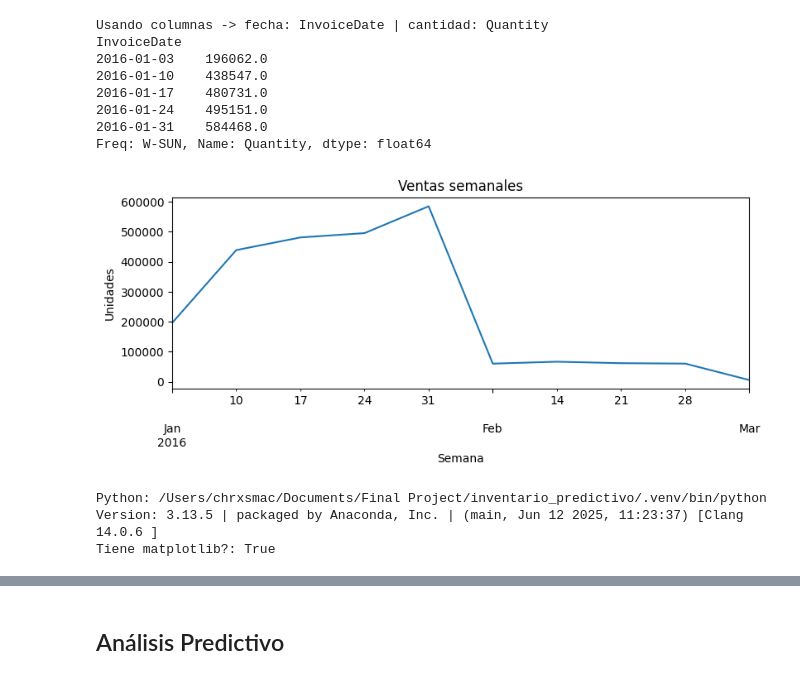
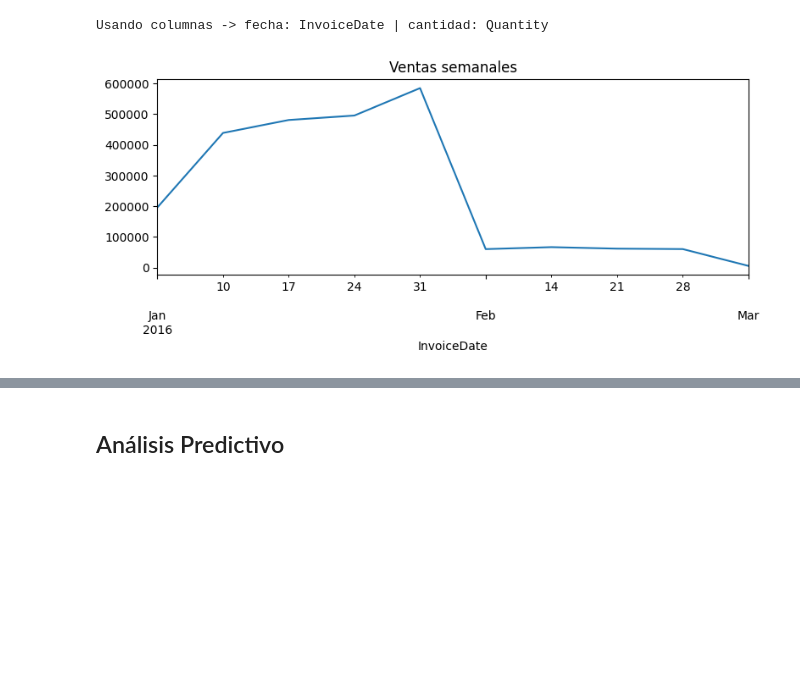
Before and after one commit to sebasarangot96/inventario_predictivo, a Jupyter notebook: notebooks/02_forecast.ipynb, the cells around one changed output, grey strips where cells are left out. Saved outputs shown, nothing was run; the diff lists cells and outputs as text; code cells hidden in the pictures; blank space fills up the shorter version.

Commit message:
Actuialización: correción de notebook de forecast y exportación de CSVs para Power BI

```diff
--- a/notebooks/02_forecast.ipynb
+++ b/notebooks/02_forecast.ipynb
@@ -18,52 +9,54 @@ from statsmodels.tsa.holtwinters import ExponentialSmoothing  # <-- ESTE FALTABA
 from sklearn.metrics import mean_squared_error, mean_absolute_percentage_error
 # %%
-# 1) Carga ventas desde parquet (o csv si no existiera)
+# Ajuste al proyecto
+from src.config import INTERIM_DIR, PROCESSED_DIR
+
+PROCESSED_DIR.mkdir(parents=True, exist_ok=True)
+
+# ==== 1) Cargar ventas y detectar columnas ====
 p_parq = INTERIM_DIR / "sales.parquet"
 p_csv  = INTERIM_DIR / "sales.csv"
 sales = pd.read_parquet(p_parq) if p_parq.exists() else pd.read_csv(p_csv, encoding="utf-8", low_memory=False)
 
-# 2) Detecta columnas de fecha y cantidad según existan
-date_col_candidates = ["SalesDate", "InvoiceDate", "Date"]
-qty_col_candidates  = ["SalesQuantity", "Quantity", "Qty"]
+# Autodetección (respeta tus nombres más comunes)
+date_candidates = ["SalesDate","InvoiceDate","Date","FechaVenta"]
+qty_candidates  = ["SalesQuantity","Quantity","Qty","CantidadVenta"]
 
-date_col = next(c for c in date_col_candidates if c in sales.columns)
-qty_col  = next(c for c in qty_col_candidates  if c in sales.columns)
+date_col = next(c for c in date_candidates if c in sales.columns)
+qty_col  = next(c for c in qty_candidates  if c in sales.columns)
 
-# 3) Tipos correctos y serie semanal
+## Aquí se detecta automáticamente cuál columna corresponde a la fecha
+## y cuál a la cantidad, según el nombre que aparezca en el dataset.
+
+# Tipos
 sales[date_col] = pd.to_datetime(sales[date_col], errors="coerce")
-ts = (
-    sales
-    .set_index(date_col)
-    .resample("W")[qty_col]
-    .sum()
-    .astype(float)
-    .fillna(0.0)
-)
+sales[qty_col]  = pd.to_numeric(sales[qty_col], errors="coerce").fillna(0)
+
+## Se convierten las columnas a tipos correctos: fecha a datetime
+## y cantidad a numérico, rellenando valores faltantes con 0.
+
+# Elimina fechas nulas
+sales = sales.dropna(subset=[date_col])
+
+# ==== 2) Serie semanal (sumas por semana) ====
+ts_w = (sales
+        .set_index(date_col)[qty_col]
+        .resample("W-SUN").sum()            # semana terminando en domingo (estable)
+        .astype(float)
+        .fillna(0.0))
+
+# Si la serie queda vacía, aborta
+if len(ts_w) == 0:
+    raise ValueError("La serie semanal quedó vacía. Revisa columnas y tipos de datos.")
+
+## Se generan dos series de tiempo: una semanal (para pronósticos)
+## y otra diaria (para calcular políticas de inventario).
 
 print(f"Usando columnas -> fecha: {date_col} | cantidad: {qty_col}")
-print(ts.head())
+ts_w.plot(title="Ventas semanales", figsize=(9,3)); plt.show()
 
-# 4) Vista rápida
-ax = ts.plot(title="Ventas semanales", figsize=(9,3))
-ax.set_xlabel("Semana"); ax.set_ylabel("Unidades")
-plt.show()
+## Se muestra qué columnas fueron usadas y se grafica la serie semanal.
 # %% [output]
 Usando columnas -> fecha: InvoiceDate | cantidad: Quantity
-InvoiceDate
-2016-01-03    196062.0
-2016-01-10    438547.0
-2016-01-17    480731.0
-2016-01-24    495151.0
-2016-01-31    584468.0
-Freq: W-SUN, Name: Quantity, dtype: float64
-[figure, old version]
+[figure, new version]
-# %%
-import sys, pkgutil
-print("Python:", sys.executable)
-print("Version:", sys.version)
-print("Tiene matplotlib?:", any(m.name=="matplotlib" for m in pkgutil.iter_modules()))
-# %% [output]
-Python: /Users/chrxsmac/Documents/Final Project/inventario_predictivo/.venv/bin/python
-Version: 3.13.5 | packaged by Anaconda, Inc. | (main, Jun 12 2025, 11:23:37) [Clang 14.0.6 ]
-Tiene matplotlib?: True
 # %%
```
Also changed, not shown: parts of 18 cells of this notebook, 1 other file.
